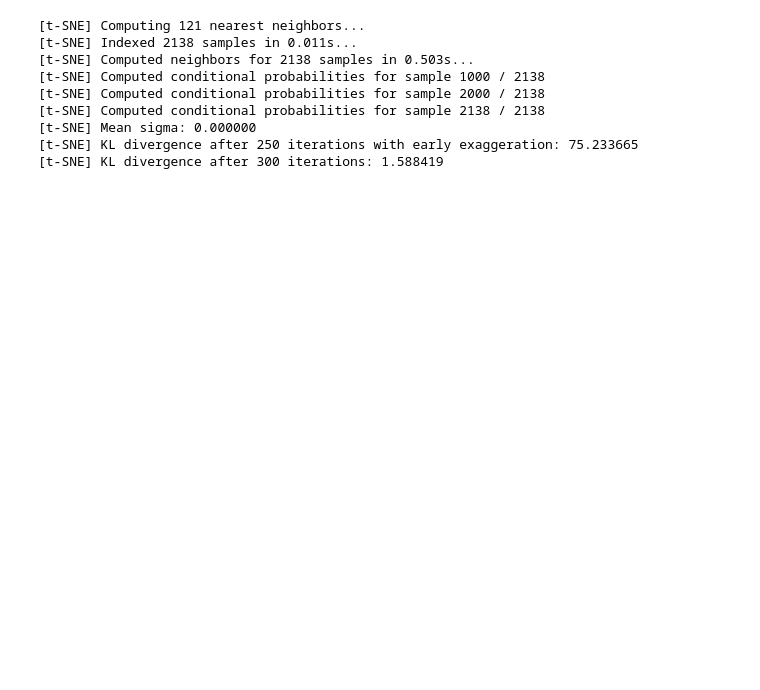
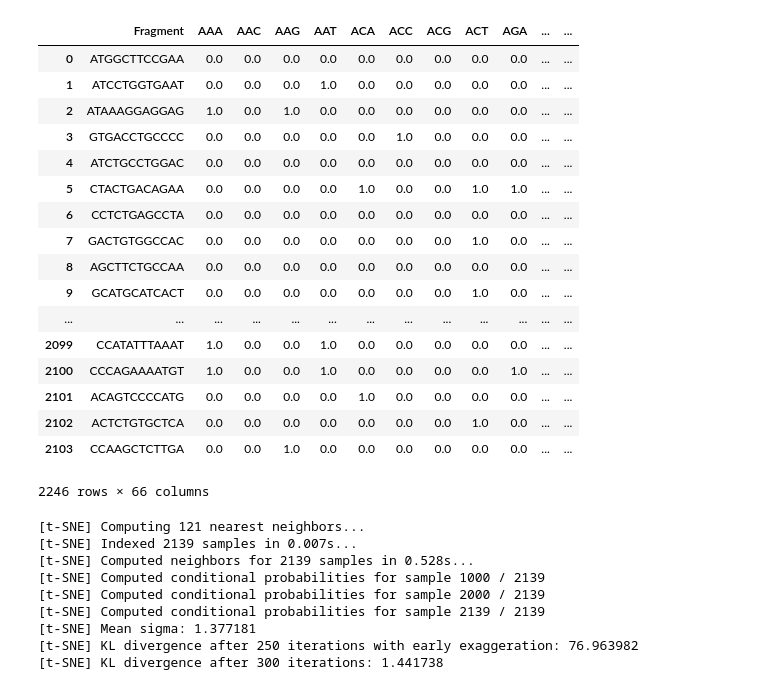
Before and after one commit to viniciusd-avila/phylogenetic-analysis, a Jupyter notebook: t-SNE.ipynb, the cells around one changed output. Drawn from its saved outputs; the diff is of its cells as text; code cells hidden in the pictures; blank space fills up the shorter version.

```diff
--- a/t-SNE.ipynb
+++ b/t-SNE.ipynb
@@ -17,22 +19,43 @@ for i in range(17):
     b.reset_index(drop=True, inplace=True)
     df_total.reset_index(drop=True, inplace=True)
     df_total = pd.concat([b, df_total], axis=0)
+# %%
+df_total
+# %% [output]
+|  | Fragment | AAA | AAC | AAG | AAT | ACA | ACC | ACG | ACT | AGA | ... | ... |
+| 0 | ATGGCTTCCGAA | 0.0 | 0.0 | 0.0 | 0.0 | 0.0 | 0.0 | 0.0 | 0.0 | 0.0 | ... | ... |
+| 1 | ATCCTGGTGAAT | 0.0 | 0.0 | 0.0 | 1.0 | 0.0 | 0.0 | 0.0 | 0.0 | 0.0 | ... | ... |
+| 2 | ATAAAGGAGGAG | 1.0 | 0.0 | 1.0 | 0.0 | 0.0 | 0.0 | 0.0 | 0.0 | 0.0 | ... | ... |
+| 3 | GTGACCTGCCCC | 0.0 | 0.0 | 0.0 | 0.0 | 0.0 | 1.0 | 0.0 | 0.0 | 0.0 | ... | ... |
+| 4 | ATCTGCCTGGAC | 0.0 | 0.0 | 0.0 | 0.0 | 0.0 | 0.0 | 0.0 | 0.0 | 0.0 | ... | ... |
+| 5 | CTACTGACAGAA | 0.0 | 0.0 | 0.0 | 0.0 | 1.0 | 0.0 | 0.0 | 1.0 | 1.0 | ... | ... |
+| 6 | CCTCTGAGCCTA | 0.0 | 0.0 | 0.0 | 0.0 | 0.0 | 0.0 | 0.0 | 0.0 | 0.0 | ... | ... |
+| 7 | GACTGTGGCCAC | 0.0 | 0.0 | 0.0 | 0.0 | 0.0 | 0.0 | 0.0 | 1.0 | 0.0 | ... | ... |
+| 8 | AGCTTCTGCCAA | 0.0 | 0.0 | 0.0 | 0.0 | 0.0 | 0.0 | 0.0 | 0.0 | 0.0 | ... | ... |
+| 9 | GCATGCATCACT | 0.0 | 0.0 | 0.0 | 0.0 | 0.0 | 0.0 | 0.0 | 1.0 | 0.0 | ... | ... |
+| ... | ... | ... | ... | ... | ... | ... | ... | ... | ... | ... | ... | ... |
+| 2099 | CCATATTTAAAT | 1.0 | 0.0 | 0.0 | 1.0 | 0.0 | 0.0 | 0.0 | 0.0 | 0.0 | ... | ... |
+| 2100 | CCCAGAAAATGT | 1.0 | 0.0 | 0.0 | 1.0 | 0.0 | 0.0 | 0.0 | 0.0 | 1.0 | ... | ... |
+| 2101 | ACAGTCCCCATG | 0.0 | 0.0 | 0.0 | 0.0 | 1.0 | 0.0 | 0.0 | 0.0 | 0.0 | ... | ... |
+| 2102 | ACTCTGTGCTCA | 0.0 | 0.0 | 0.0 | 0.0 | 0.0 | 0.0 | 0.0 | 1.0 | 0.0 | ... | ... |
+| 2103 | CCAAGCTCTTGA | 0.0 | 0.0 | 1.0 | 0.0 | 0.0 | 0.0 | 0.0 | 0.0 | 0.0 | ... | ... |
+2246 rows × 66 columns
 # %%
 from sklearn.manifold import TSNE
 
 feat_cols = list(filter(lambda col: col != 'Fragment' and col != 'label',df_total.columns))
 
-rndperm = np.random.permutation(2816)
+rndperm = np.random.permutation(2103)
 n_sne = 2000
 tsne = TSNE(n_components=2, verbose=1, perplexity=40, n_iter=300)
 tsne_results = tsne.fit_transform(df_total.loc[rndperm[:n_sne],feat_cols].values)
 # %% [output]
 [t-SNE] Computing 121 nearest neighbors...
-[t-SNE] Indexed 2138 samples in 0.011s...
-[t-SNE] Computed neighbors for 2138 samples in 0.503s...
-[t-SNE] Computed conditional probabilities for sample 1000 / 2138
-[t-SNE] Computed conditional probabilities for sample 2000 / 2138
-[t-SNE] Computed conditional probabilities for sample 2138 / 2138
-[t-SNE] Mean sigma: 0.000000
-[t-SNE] KL divergence after 250 iterations with early exaggeration: 75.233665
-[t-SNE] KL divergence after 300 iterations: 1.588419
+[t-SNE] Indexed 2139 samples in 0.007s...
+[t-SNE] Computed neighbors for 2139 samples in 0.528s...
+[t-SNE] Computed conditional probabilities for sample 1000 / 2139
+[t-SNE] Computed conditional probabilities for sample 2000 / 2139
+[t-SNE] Computed conditional probabilities for sample 2139 / 2139
+[t-SNE] Mean sigma: 1.377181
+[t-SNE] KL divergence after 250 iterations with early exaggeration: 76.963982
+[t-SNE] KL divergence after 300 iterations: 1.441738
```
Also changed, not shown: parts of 7 cells of this notebook, 1 other file.
